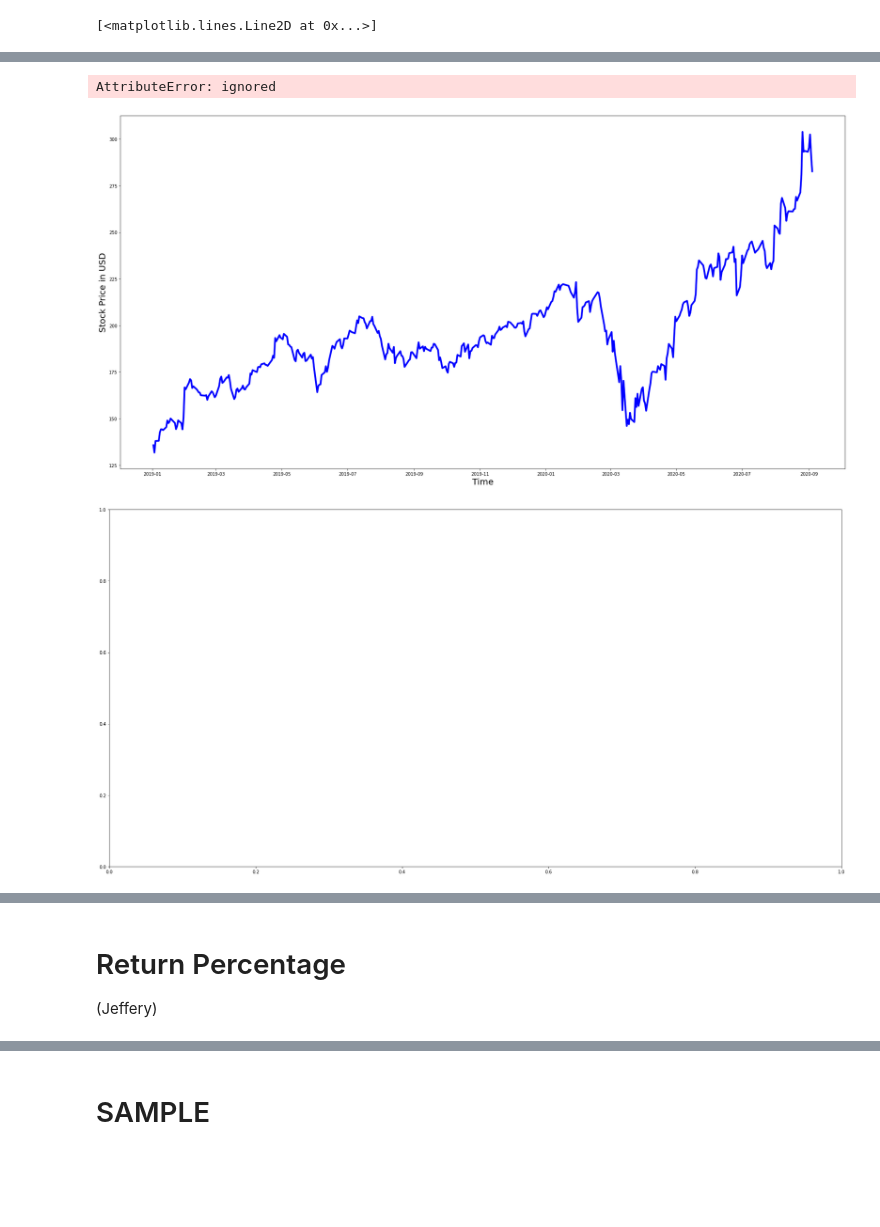
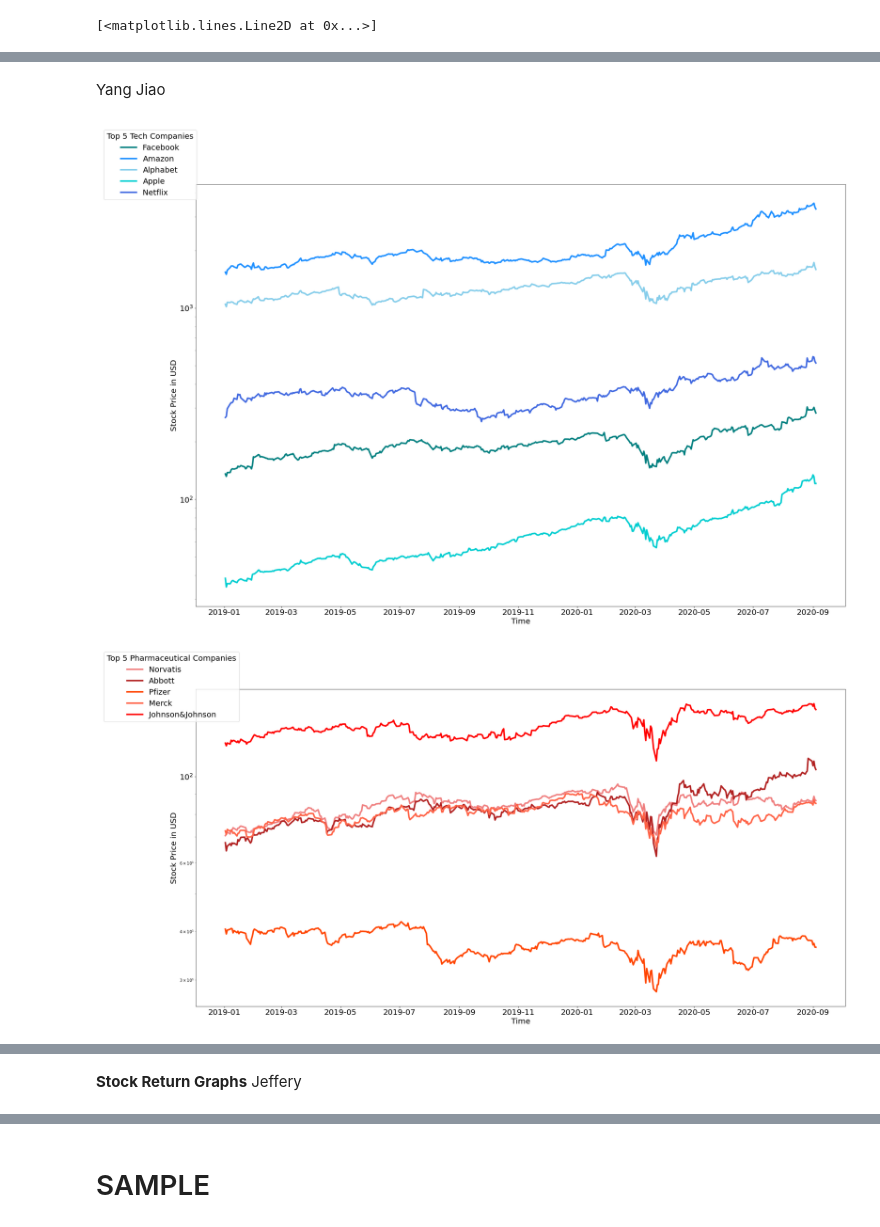
Before and after one commit to scottlai0/IE5600-Group-Project, a Jupyter notebook: Group_Project_1.ipynb, the cells around one changed output, grey strips where cells are left out. Cells and saved outputs as stored; diff of their text form; code cells hidden in the pictures; blank space fills up the shorter version.

```diff
--- a/Group_Project_1.ipynb
+++ b/Group_Project_1.ipynb
@@ -252,3 +297,5 @@ Yang Jiao
+# %% [markdown]
+Yang Jiao
 # %%
 facebook = yf.download('FB', start=start, end=end, progress=False)
 amazon = yf.download('AMZN', start=start, end=end, progress=False)
@@ -271,33 +318,45 @@ pfizer_close=pfizer['Adj Close']
 merck_close=merck['Adj Close']
 jnj_close=jnj['Adj Close']
 
-fig, ax1 = plt.subplots(figsize=(30,15))
-ax2 = ax1.twinx  # Same x axis
-ax3 = ax1.twinx
-ax3 = ax1.twinx
-ax4 = ax1.twinx
-ax5 = ax1.twinx
+fig, ax1 = plt.subplots(figsize=(30,20))
+# ax2 = ax1.plot()  # Same x axis
+# ax3 = ax1.plot()
+# ax4 = ax1.plot()
+# ax5 = ax1.plot()
 fig2,ax6 = plt.subplots(figsize=(30,15))
-ax7 = ax6.twinx
-ax8 = ax6.twinx
-ax9 = ax6.twinx
-ax10=ax6.twinx
+# ax7 = ax6.twinx()
+# ax8 = ax6.twinx()
+# ax9 = ax6.twinx()
+# ax10=ax6.twinx()
 
-ax1.plot(facebook_close, 'b', lw=4, label='Facebook')
+# ax1.plot(facebook_close, 'b', lw=4, label='Facebook')
+# ax1.set_xlabel('Time',fontsize=20)
+# ax1.set_ylabel('Stock Price in USD',fontsize=20)
+# ax2.plot(amazon_close, 'r', lw=4, label='Amazon')
+# ax3.plot(alphabet_close, 'g', lw=4, label='Alphabet')
+# ax4.plot(apple_close,'c',lw=4,label='Apple')
+# ax5.plot(netflix_close,'y',lw=4,label='Netflix')
+
+ax1.plot(facebook_close, 'teal', lw=4, label='Facebook')
+ax1.set_yscale("log")
+ax1.tick_params(labelsize=20)
 ax1.set_xlabel('Time',fontsize=20)
-ax1.set_ylabel('Stock Price in USD',fontsize=20)
-ax2.plot(amazon_close, 'r', lw=4, label='Amazon')
-ax3.plot(alphabet_close, 'g', lw=4, label='Alphabet')
-ax4.plot(apple_close,'c',lw=4,label='Apple')
-ax5.plot(netflix_close,'y',lw=4,label='Netflix')
+ax1.set_ylabel('Stock Price in USD',fontsize=20 )
 
-ax6.plot(norvatis_close,'violet',lw=4,label='Norvatis')
+ax1.plot(amazon_close, 'dodgerblue', lw=4, label='Amazon')
+ax1.plot(alphabet_close, 'skyblue', lw=4, label='Alphabet')
+ax1.plot(apple_close,'darkturquoise',lw=4,label='Apple')
+ax1.plot(netflix_close,'royalblue',lw=4,label='Netflix')
+
+ax6.plot(norvatis_close,'lightcoral',lw=4,label='Norvatis')
 ax6.set_xlabel('Time',fontsize=20)
 ax6.set_ylabel('Stock Price in USD',fontsize=20)
-ax7.plot(abbott_close,'k',lw=4,label='Abbott')
-ax8.plot(pfizer_close,'m',lw=4,label='Pfizer')
-ax9.plot(merck_close,'coral',lw=4,label='Merck')
-ax10.plot(jnj_close,'lime',lw=4,label='Johnson&Johnson')
+ax6.set_yscale("log")
+ax6.tick_params(labelsize=20)
+ax6.plot(abbott_close,'firebrick',lw=4,label='Abbott')
+ax6.plot(pfizer_close,'orangered',lw=4,label='Pfizer')
+ax6.plot(merck_close,'tomato',lw=4,label='Merck')
+ax6.plot(jnj_close,'red',lw=4,label='Johnson&Johnson')
 
 
 line_labels1 = ['Facebook','Amazon','Alphabet','Apple','Netflix']
@@ -314,33 +373,32 @@ line_labels2=['Norvatis','Abbott','Pfizer','Merck','Johnson&Johnson']
 
 legend2=fig2.legend(#[ax6,ax7,ax8,ax9,ax10],
           labels=line_labels2,
           loc="upper left",
           fontsize=20,
           borderaxespad=1,
           )
 legend2.set_title('Top 5 Pharmaceutical Companies',prop={'size':20})
 plt.show()
 m1 = yf.Ticker("FB")
 m2=yf.Ticker("AMZN")
 m3=yf.Ticker("GOOG")
 m4=yf.Ticker("AAPL")
 m5=yf.Ticker("NFLX")
 m6=yf.Ticker("NVS")
 m7=yf.Ticker("ABT")
 m8=yf.Ticker("PFE")
 m9=yf.Ticker("MRK")
 m10=yf.Ticker("JNJ")
 print(m1.info)
 print(m2.info)
 print(m3.info)
 print(m4.info)
 print(m5.info)
 print(m6.info)
 print(m7.info)
 print(m8.info)
 print(m9)
 print(m10.info)
 # %% [output]
-AttributeError: ignored
-[figure, old version]
+[figure, new version]
-[figure, old version]
+[figure, new version]
@@ -347,3 +415,3 @@ AttributeError: ignored
 # %% [markdown]
-# Return Percentage
-(Jeffery)
+**Stock Return Graphs**
+Jeffery
```
Also changed, not shown: parts of 24 cells of this notebook.
